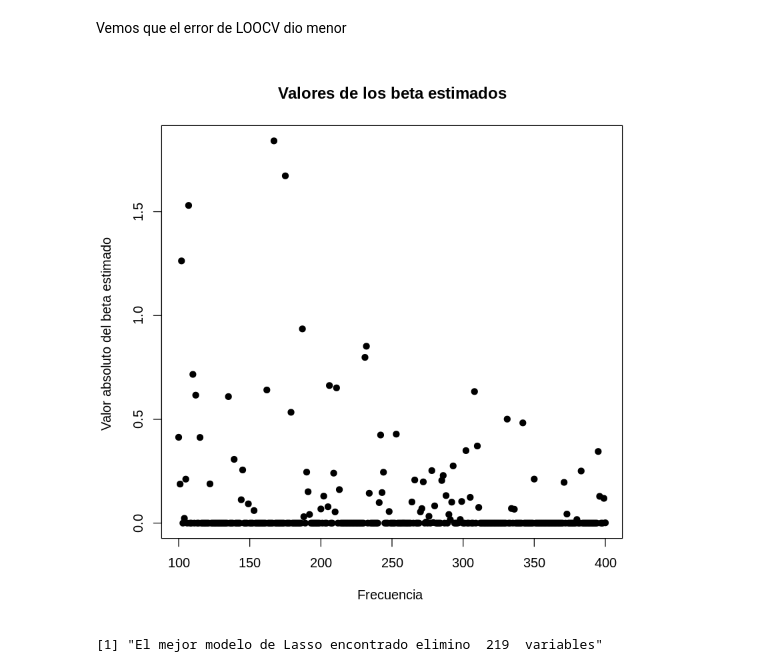
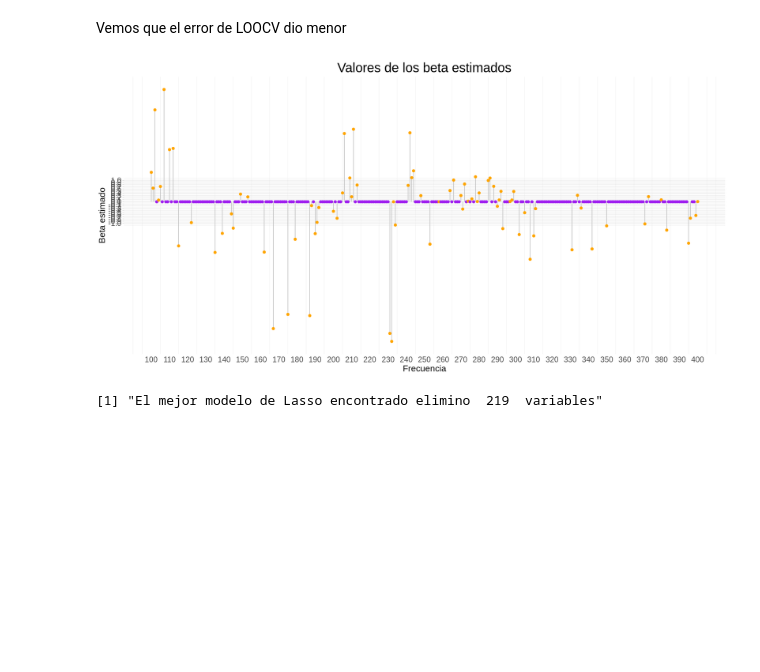
Before and after one commit to Lukas-De-Angelis-Riva/Aprendizaje-estadistico, a Jupyter notebook: trabajo_practico3/src/Lasso.ipynb, the cells around one changed output. Cells and saved outputs as stored; diff of their text form; code cells hidden in the pictures; blank space fills up the shorter version.

Commit message:
agrego scalers de lasso

```diff
--- a/trabajo_practico3/src/Lasso.ipynb
+++ b/trabajo_practico3/src/Lasso.ipynb
@@ -149,14 +171,12 @@ n = nrow(TRAIN_X)
 indices = obtener_indices_kfold(n, n)
 X <- TRAIN_X
 err = 0
+escalador = escaladores[[mejores_parametros$Escalador]]
 for(i in indices){
-
-    X_train_scaled = scale(X[-i,])
+    X_train_scaled = as.matrix(escalador$fit_transform(X[-i, ]))
     Y_train = TRAIN_Y[-i]
 
-    X_test_scaled = scale(X[i,], center=attr(X_train_scaled, "scaled:center"),
-                  scale=attr(X_train_scaled, "scaled:scale"))
-
+    X_test_scaled = as.matrix(escalador$transform(X[i, ]))
     Y_test = TRAIN_Y[i]
 
     model <- glmnet(X_train_scaled, Y_train, lambda=mejores_parametros$lambda, alpha=1)
@@ -170,13 +190,36 @@ print(paste("El error cuadratico medio con LOOCV de train es: ", err))
 # %% [markdown]
 Vemos que el error de LOOCV dio menor
 # %%
-X_scaled <- scale(TRAIN_X)
-X_holdout_scaled <- scale(HOLDOUT_X, center=attr(X_scaled, "scaled:center"),
-                          scale=attr(X_scaled, "scaled:scale"))
-model <- glmnet(X_scaled, TRAIN_Y, alpha=1, lambda=mejores_parametros$lambda)
+X_scaled <- as.matrix(escalador$fit_transform(TRAIN_X))
+modelo1 <- glmnet(X_scaled, TRAIN_Y, alpha=1, lambda=mejores_parametros$lambda)
 # %%
-plot(x = seq(100, 400,1), y = abs(model$beta[,1]), main="Valores de los beta estimados",
-     xlab="Frecuencia ", ylab="Valor absoluto del beta estimado ", pch=19)
+x_plot = as.integer(sub('.', '', colnames(TRAIN_X))) + 99
+
+data_plot <- data.frame(
+  x=x_plot,
+  y=modelo1$beta[,1]
+)
+
+
+# Plot
+
+options(repr.plot.width=16, repr.plot.height=8)
+
+colores = sapply(modelo1$beta[,1], function(x) (ifelse(x!=0, "orange",  "purple")))
+ggplot(data_plot, aes(x=x, y=y)) +
+  ggtitle("Valores de los beta estimados") +
+  geom_segment( aes(x=x, xend=x, y=0, yend=y), color="grey") +
+  geom_point(color=colores, size=2) +
+  theme_light() +
+  theme(plot.title = element_text(hjust = 0.5, size = 24),
+        axis.text=element_text(size=14),
+        axis.title=element_text(size=16),
+        panel.grid.major.x = element_blank(),
+        panel.border = element_blank(),
+        axis.ticks.x = element_blank()) +
+  scale_x_continuous(breaks = seq(100, 400, by=10)) +
+  scale_y_continuous(breaks = seq(-1, 1, by=0.1)) +
+  xlab("Frecuencia") + ylab("Beta estimado")
 # %% [output]
-[figure, old version]
+[figure, new version]
 # %%
```
Also changed, not shown: parts of 6 cells of this notebook.
